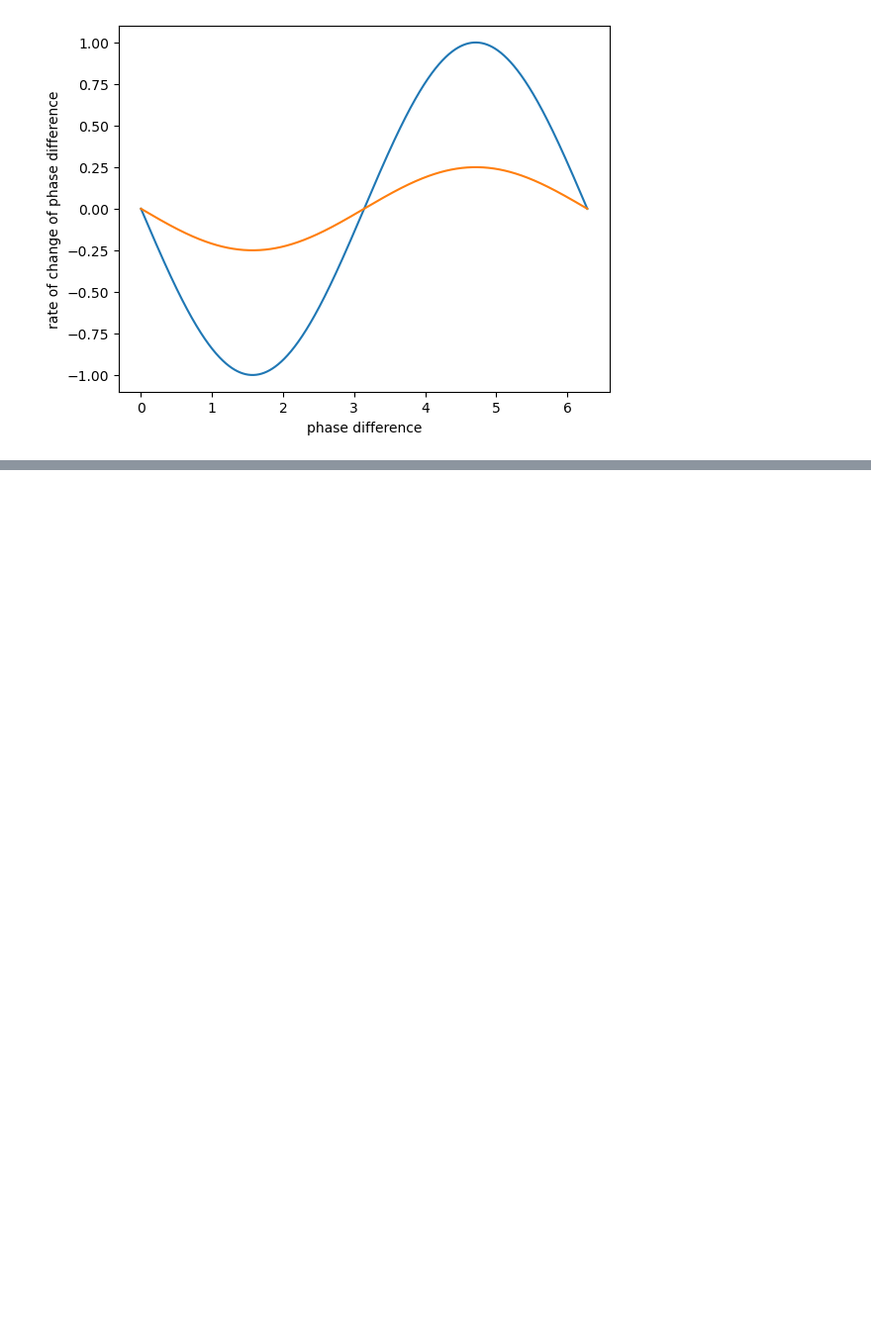
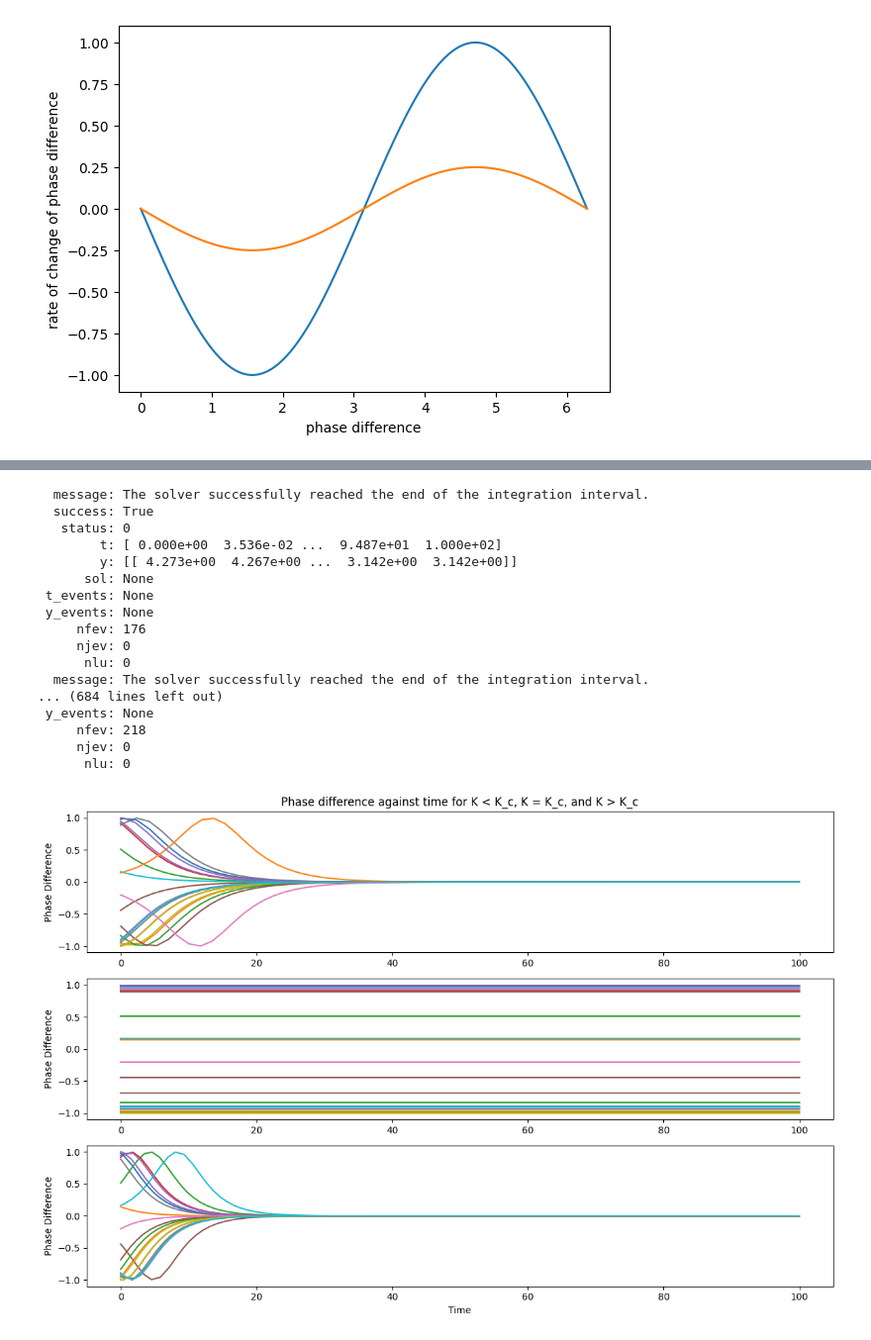
Before and after one commit to Group-14-MDM2/metronome_syncing, a Jupyter notebook: kuramoto-joe.ipynb, the cells around one changed output, grey strips where cells are left out. Shown at 99% size. Cells and saved outputs as stored; diff of their text form; code cells hidden in the pictures; blank space fills up the shorter version.

```diff
--- a/kuramoto-joe.ipynb
+++ b/kuramoto-joe.ipynb
@@ -112,3 +113,54 @@ Text(0, 0.5, 'phase difference')
+# %%
+def phi_dot(t,phi,omega,K):
+    #return omega - K * np.sin(phi)
+    return omega - K*np.sin(phi)
+
+N = 2
+center = 4 * np.pi
+spread = 0.5
+Kvals = [1]
+w1 = np.random.uniform(center - spread, center + spread)
+w2 = w1  #SAME NATURAL FREQUENCY
+omega = w2 - w1
+critical = abs(omega)
+
+phis = np.random.uniform(0,2*np.pi,20)#variety of differing start conditions
+
+
+from scipy.integrate import solve_ivp
+
+fig,axs = plt.subplots(3,1,figsize=(12,8))
+
+#Kv = [critical-0.1,critical-0.05, critical, critical+0.05, critical+0.1]
+Kv = [critical-0.2,critical,critical+0.3]
+for idx,K in enumerate(Kv):
+    for phi_0 in phis:
+        sol = solve_ivp(phi_dot,[0,100],[phi_0],args=(omega,K),rtol=1e-10)
+        print(sol)
+        axs[idx].plot(sol.t,np.sin(sol.y[0]),label=K)
+        axs[idx].set_ylabel('Phase Difference')
+axs[2].set_xlabel('Time')
+axs[0].set_title('Phase difference against time for K < K_c, K = K_c, and K > K_c')
+plt.tight_layout()
+# %% [output]
+  message: The solver successfully reached the end of the integration interval.
+  success: True
+   status: 0
+        t: [ 0.000e+00  3.536e-02 ...  9.487e+01  1.000e+02]
+        y: [[ 4.273e+00  4.267e+00 ...  3.142e+00  3.142e+00]]
+      sol: None
+ t_events: None
+ y_events: None
+     nfev: 176
+     njev: 0
+      nlu: 0
+  message: The solver successfully reached the end of the integration interval.
+... (684 lines left out)
+ y_events: None
+     nfev: 218
+     njev: 0
+      nlu: 0
+[figure, added]
 # %%
 starts = [0, np.pi/4, np.pi/2, np.pi, 3*np.pi/2]
 fig,axs = plt.subplots(len(starts),1,figsize=(15,10))
```
Also changed, not shown: parts of 4 cells of this notebook, 1 other file.
